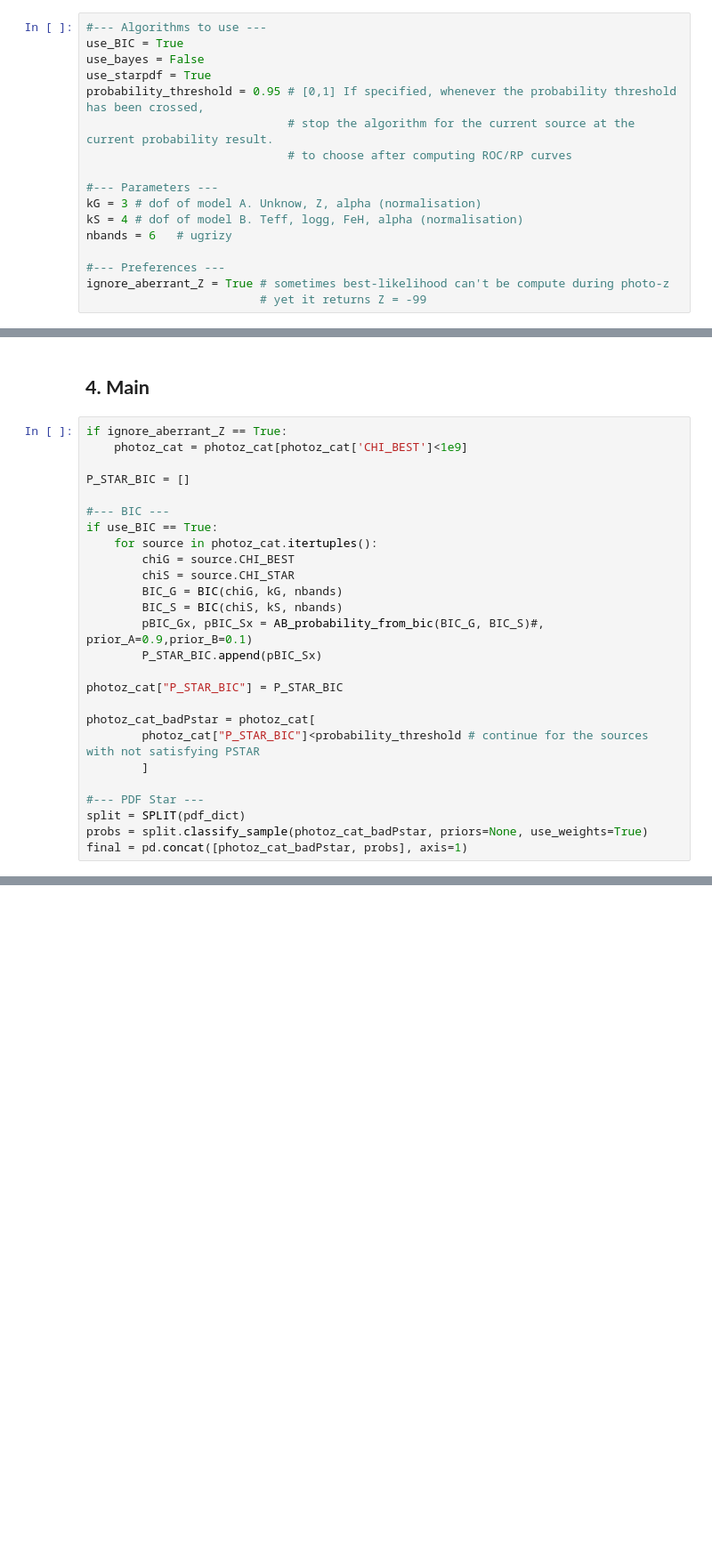
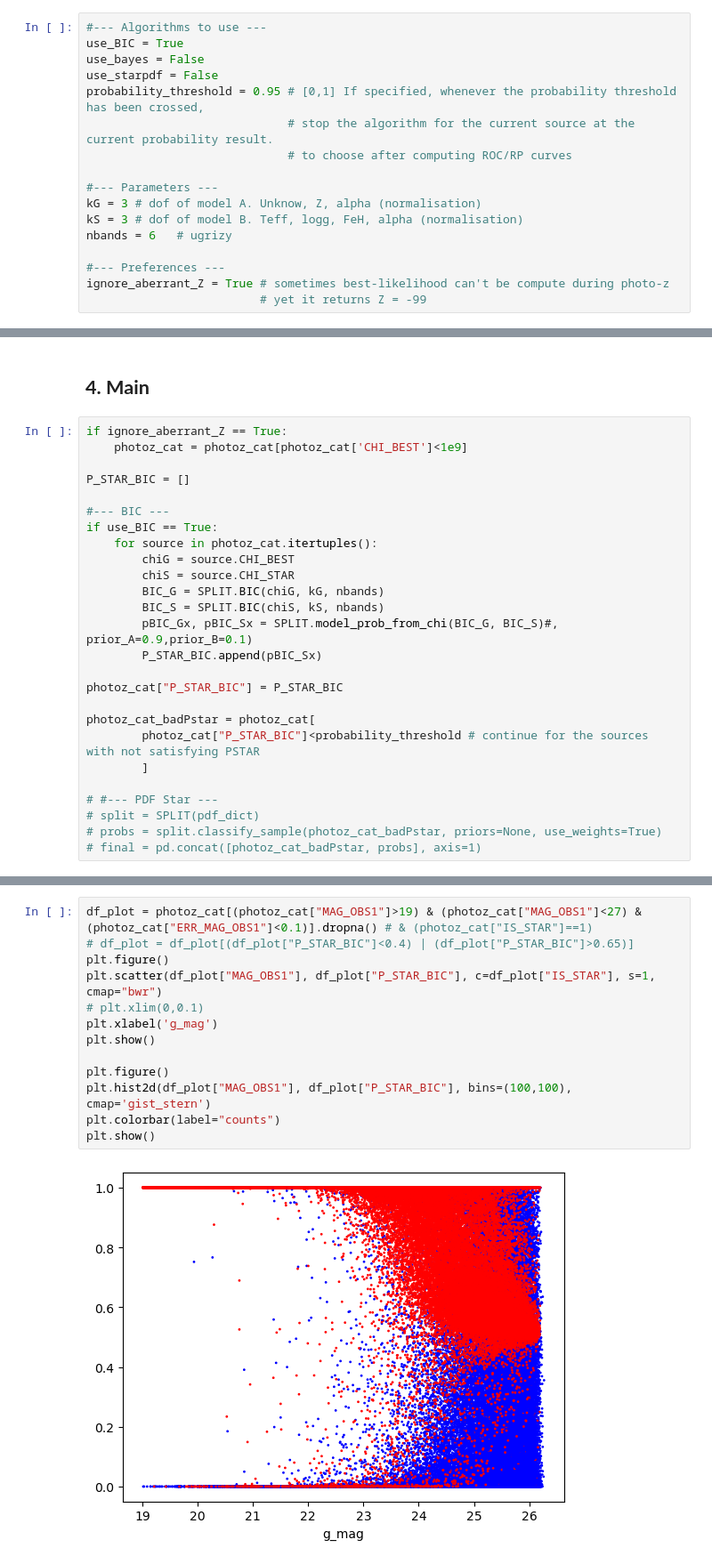
Before and after one commit to lephare-photoz/lephare, a Jupyter notebook: stargal/notebooks/SPLIT_dev.ipynb, the cells around one changed output, grey strips where cells are left out. Shown at 89% size. Cells and saved outputs as stored; diff of their text form; blank space fills up the shorter version.

```diff
--- a/stargal/notebooks/SPLIT_dev.ipynb
+++ b/stargal/notebooks/SPLIT_dev.ipynb
@@ -66,14 +73,14 @@ photoz_cat[:5]
 #--- Algorithms to use ---
 use_BIC = True
 use_bayes = False
-use_starpdf = True
+use_starpdf = False
 probability_threshold = 0.95 # [0,1] If specified, whenever the probability threshold has been crossed,
                              # stop the algorithm for the current source at the current probability result.
                              # to choose after computing ROC/RP curves
 
 #--- Parameters ---
 kG = 3 # dof of model A. Unknow, Z, alpha (normalisation)
-kS = 4 # dof of model B. Teff, logg, FeH, alpha (normalisation)
+kS = 3 # dof of model B. Teff, logg, FeH, alpha (normalisation)
 nbands = 6   # ugrizy
 
 #--- Preferences ---
@@ -173,9 +105,9 @@ if use_BIC == True:
     for source in photoz_cat.itertuples():
         chiG = source.CHI_BEST
         chiS = source.CHI_STAR
-        BIC_G = BIC(chiG, kG, nbands)
-        BIC_S = BIC(chiS, kS, nbands)
-        pBIC_Gx, pBIC_Sx = AB_probability_from_bic(BIC_G, BIC_S)#, prior_A=0.9,prior_B=0.1)
+        BIC_G = SPLIT.BIC(chiG, kG, nbands)
+        BIC_S = SPLIT.BIC(chiS, kS, nbands)
+        pBIC_Gx, pBIC_Sx = SPLIT.model_prob_from_chi(BIC_G, BIC_S)#, prior_A=0.9,prior_B=0.1)
         P_STAR_BIC.append(pBIC_Sx)
 
 photoz_cat["P_STAR_BIC"] = P_STAR_BIC
@@ -184,7 +116,7 @@ photoz_cat_badPstar = photoz_cat[
         photoz_cat["P_STAR_BIC"]<probability_threshold # continue for the sources with not satisfying PSTAR
         ]
 
-#--- PDF Star ---
-split = SPLIT(pdf_dict)
-probs = split.classify_sample(photoz_cat_badPstar, priors=None, use_weights=True)
-final = pd.concat([photoz_cat_badPstar, probs], axis=1)
+# #--- PDF Star ---
+# split = SPLIT(pdf_dict)
+# probs = split.classify_sample(photoz_cat_badPstar, priors=None, use_weights=True)
+# final = pd.concat([photoz_cat_badPstar, probs], axis=1)
@@ -206,0 +131,15 @@ photoz_cat[(photoz_cat["P_STAR"]<0.9)&(photoz_cat["IS_STAR"]==1)]
+# %%
+df_plot = photoz_cat[(photoz_cat["MAG_OBS1"]>19) & (photoz_cat["MAG_OBS1"]<27) & (photoz_cat["ERR_MAG_OBS1"]<0.1)].dropna() # & (photoz_cat["IS_STAR"]==1)
+# df_plot = df_plot[(df_plot["P_STAR_BIC"]<0.4) | (df_plot["P_STAR_BIC"]>0.65)]
+plt.figure()
+plt.scatter(df_plot["MAG_OBS1"], df_plot["P_STAR_BIC"], c=df_plot["IS_STAR"], s=1, cmap="bwr")
+# plt.xlim(0,0.1)
+plt.xlabel('g_mag')
+plt.show()
+
+plt.figure()
+plt.hist2d(df_plot["MAG_OBS1"], df_plot["P_STAR_BIC"], bins=(100,100), cmap='gist_stern')
+plt.colorbar(label="counts")
+plt.show()
+# %% [output]
+[figure, added]
```
Also changed, not shown: parts of 22 cells of this notebook, 33 other files.
